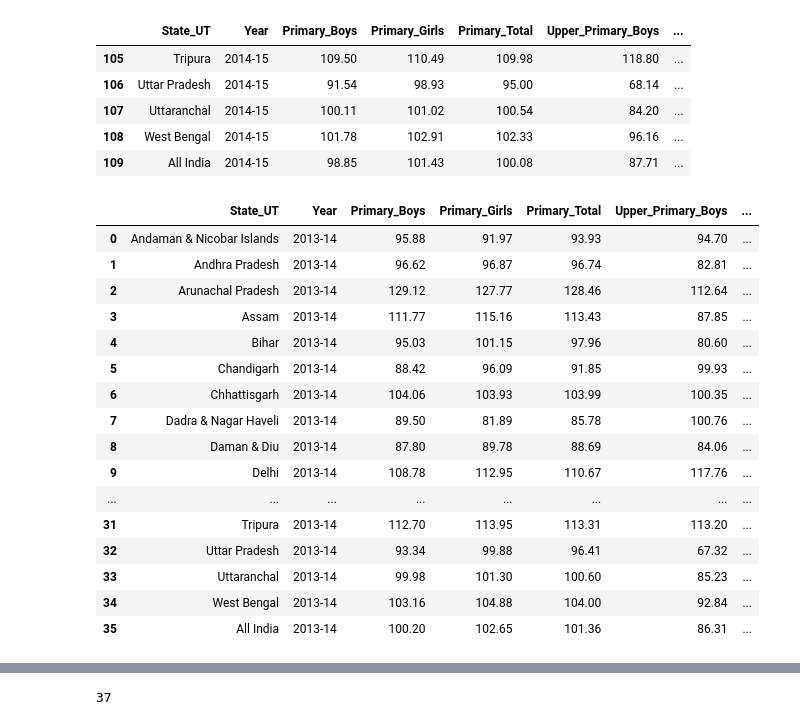
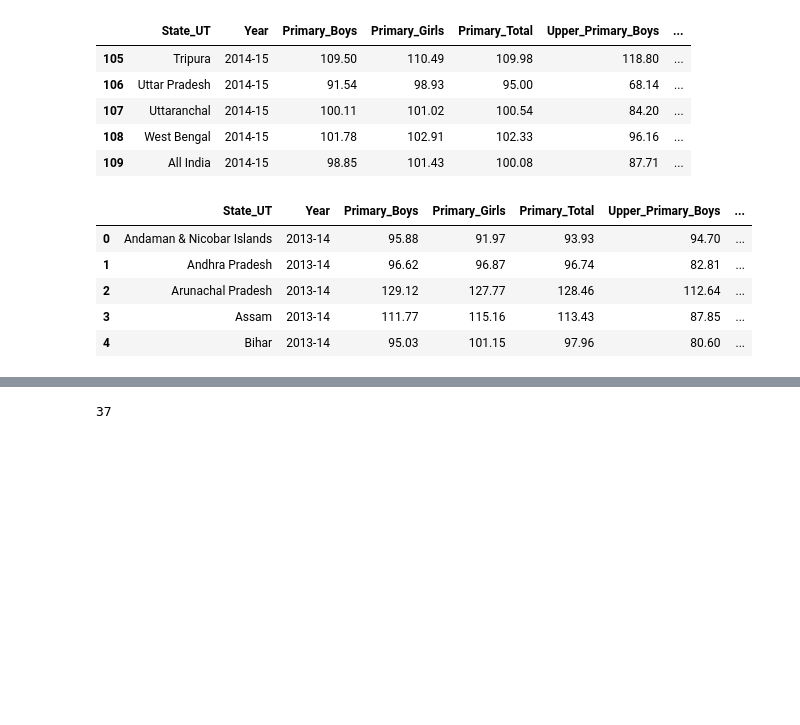
Before and after one commit to javedali-dev/Data-analysis-of-indian-schools, a Jupyter notebook: enrollment.ipynb, the cells around one changed output, grey strips where cells are left out. Saved outputs shown, nothing was run; the diff lists cells and outputs as text; code cells hidden in the pictures; blank space fills up the shorter version.

```diff
--- a/enrollment.ipynb
+++ b/enrollment.ipynb
@@ -53,25 +47,14 @@ enrollment.tail()
 # %%
 filt1 = enrollment['Year'] == '2013-14'
 # %%
-enrollment.loc[filt1]
+enrollment.loc[filt1].head()
 # %% [output]
 |  | State_UT | Year | Primary_Boys | Primary_Girls | Primary_Total | Upper_Primary_Boys | ... |
 | 0 | Andaman & Nicobar Islands | 2013-14 | 95.88 | 91.97 | 93.93 | 94.70 | ... |
 | 1 | Andhra Pradesh | 2013-14 | 96.62 | 96.87 | 96.74 | 82.81 | ... |
 | 2 | Arunachal Pradesh | 2013-14 | 129.12 | 127.77 | 128.46 | 112.64 | ... |
 | 3 | Assam | 2013-14 | 111.77 | 115.16 | 113.43 | 87.85 | ... |
 | 4 | Bihar | 2013-14 | 95.03 | 101.15 | 97.96 | 80.60 | ... |
-| 5 | Chandigarh | 2013-14 | 88.42 | 96.09 | 91.85 | 99.93 | ... |
-| 6 | Chhattisgarh | 2013-14 | 104.06 | 103.93 | 103.99 | 100.35 | ... |
-| 7 | Dadra & Nagar Haveli | 2013-14 | 89.50 | 81.89 | 85.78 | 100.76 | ... |
-| 8 | Daman & Diu | 2013-14 | 87.80 | 89.78 | 88.69 | 84.06 | ... |
-| 9 | Delhi | 2013-14 | 108.78 | 112.95 | 110.67 | 117.76 | ... |
-| ... | ... | ... | ... | ... | ... | ... | ... |
-| 31 | Tripura | 2013-14 | 112.70 | 113.95 | 113.31 | 113.20 | ... |
-| 32 | Uttar Pradesh | 2013-14 | 93.34 | 99.88 | 96.41 | 67.32 | ... |
-| 33 | Uttaranchal | 2013-14 | 99.98 | 101.30 | 100.60 | 85.23 | ... |
-| 34 | West Bengal | 2013-14 | 103.16 | 104.88 | 104.00 | 92.84 | ... |
-| 35 | All India | 2013-14 | 100.20 | 102.65 | 101.36 | 86.31 | ... |
 # %%
 filt2 = enrollment['Year'] == '2014-15'
 # %%
```
Also changed, not shown: parts of 6 cells of this notebook.
